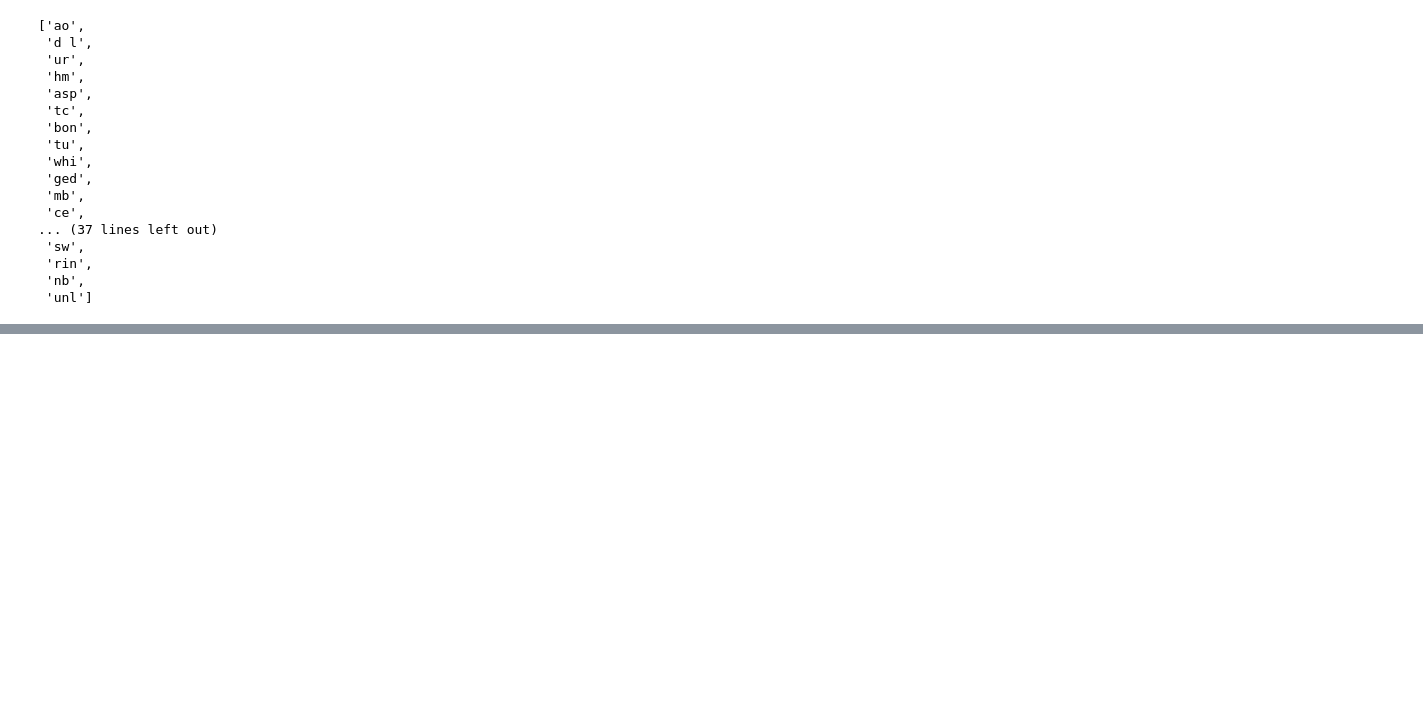
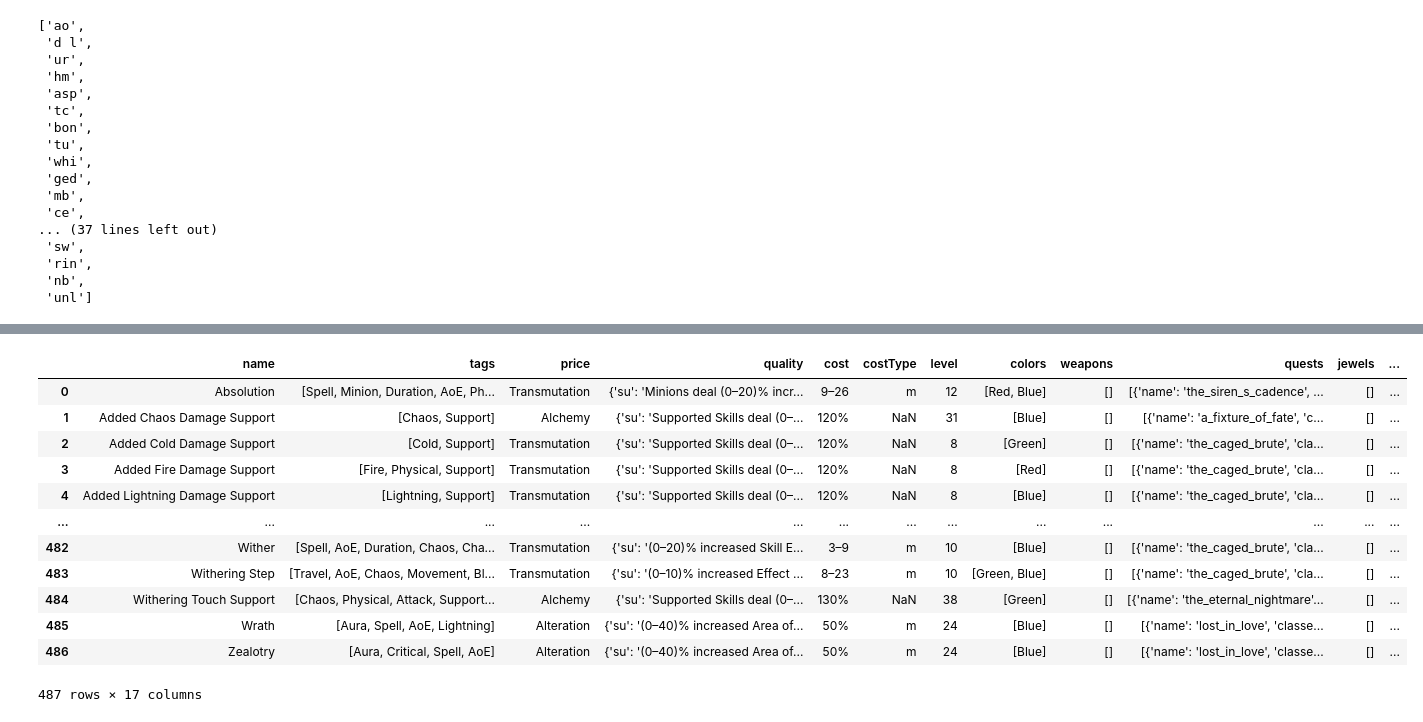
Before and after one commit to bentrenguyen/Path-of-Exile, a Jupyter notebook: Projects/poe_gems.ipynb, the cells around one changed output, grey strips where cells are left out. Drawn from its saved outputs; the diff is of its cells as text; code cells hidden in the pictures; blank space fills up the shorter version.

```diff
--- a/Projects/poe_gems.ipynb
+++ b/Projects/poe_gems.ipynb
@@ -408,0 +478,16 @@ getGemSubstrings(sorted_gems[5])[5]
+# %%
+all_gems
+# %% [output]
+|  | name | tags | price | quality | cost | costType | level | colors | weapons | quests | jewels | ... |
+| 0 | Absolution | [Spell, Minion, Duration, AoE, Ph... | Transmutation | {'su': 'Minions deal (0–20)% incr... | 9–26 | m | 12 | [Red, Blue] | [] | [{'name': 'the_siren_s_cadence', ... | [] | ... |
+| 1 | Added Chaos Damage Support | [Chaos, Support] | Alchemy | {'su': 'Supported Skills deal (0–... | 120% | NaN | 31 | [Blue] | [] | [{'name': 'a_fixture_of_fate', 'c... | [] | ... |
+| 2 | Added Cold Damage Support | [Cold, Support] | Transmutation | {'su': 'Supported Skills deal (0–... | 120% | NaN | 8 | [Green] | [] | [{'name': 'the_caged_brute', 'cla... | [] | ... |
+| 3 | Added Fire Damage Support | [Fire, Physical, Support] | Transmutation | {'su': 'Supported Skills deal (0–... | 120% | NaN | 8 | [Red] | [] | [{'name': 'the_caged_brute', 'cla... | [] | ... |
+| 4 | Added Lightning Damage Support | [Lightning, Support] | Transmutation | {'su': 'Supported Skills deal (0–... | 120% | NaN | 8 | [Blue] | [] | [{'name': 'the_caged_brute', 'cla... | [] | ... |
+| ... | ... | ... | ... | ... | ... | ... | ... | ... | ... | ... | ... | ... |
+| 482 | Wither | [Spell, AoE, Duration, Chaos, Cha... | Transmutation | {'su': '(0–20)% increased Skill E... | 3–9 | m | 10 | [Blue] | [] | [{'name': 'the_caged_brute', 'cla... | [] | ... |
+| 483 | Withering Step | [Travel, AoE, Chaos, Movement, Bl... | Transmutation | {'su': '(0–10)% increased Effect ... | 8–23 | m | 10 | [Green, Blue] | [] | [{'name': 'the_caged_brute', 'cla... | [] | ... |
+| 484 | Withering Touch Support | [Chaos, Physical, Attack, Support... | Alchemy | {'su': 'Supported Skills deal (0–... | 130% | NaN | 38 | [Green] | [] | [{'name': 'the_eternal_nightmare'... | [] | ... |
+| 485 | Wrath | [Aura, Spell, AoE, Lightning] | Alteration | {'su': '(0–40)% increased Area of... | 50% | m | 24 | [Blue] | [] | [{'name': 'lost_in_love', 'classe... | [] | ... |
+| 486 | Zealotry | [Aura, Critical, Spell, AoE] | Alteration | {'su': '(0–40)% increased Area of... | 50% | m | 24 | [Blue] | [] | [{'name': 'lost_in_love', 'classe... | [] | ... |
+487 rows × 17 columns
```
Also changed, not shown: parts of 12 cells of this notebook, 6 other files.
